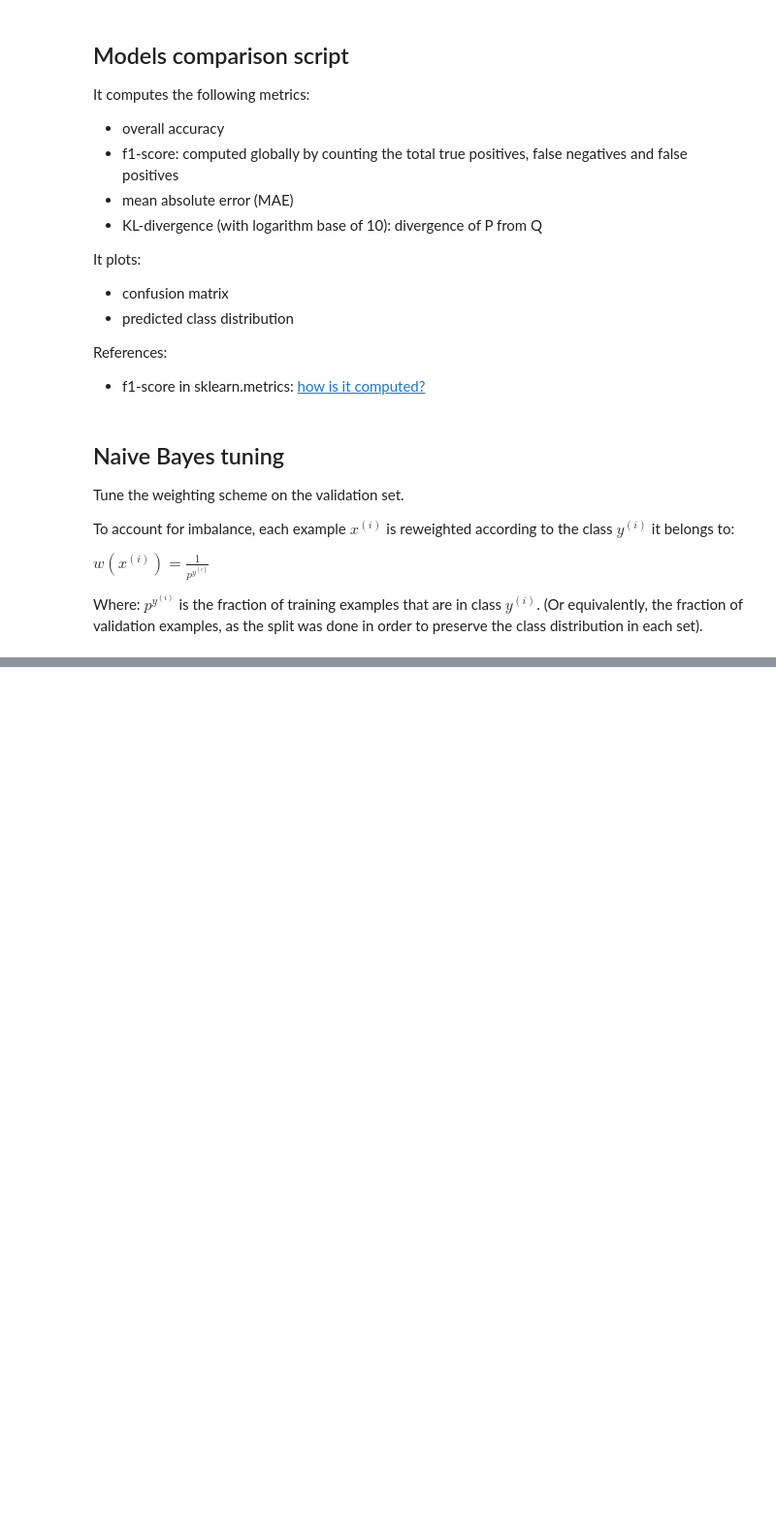
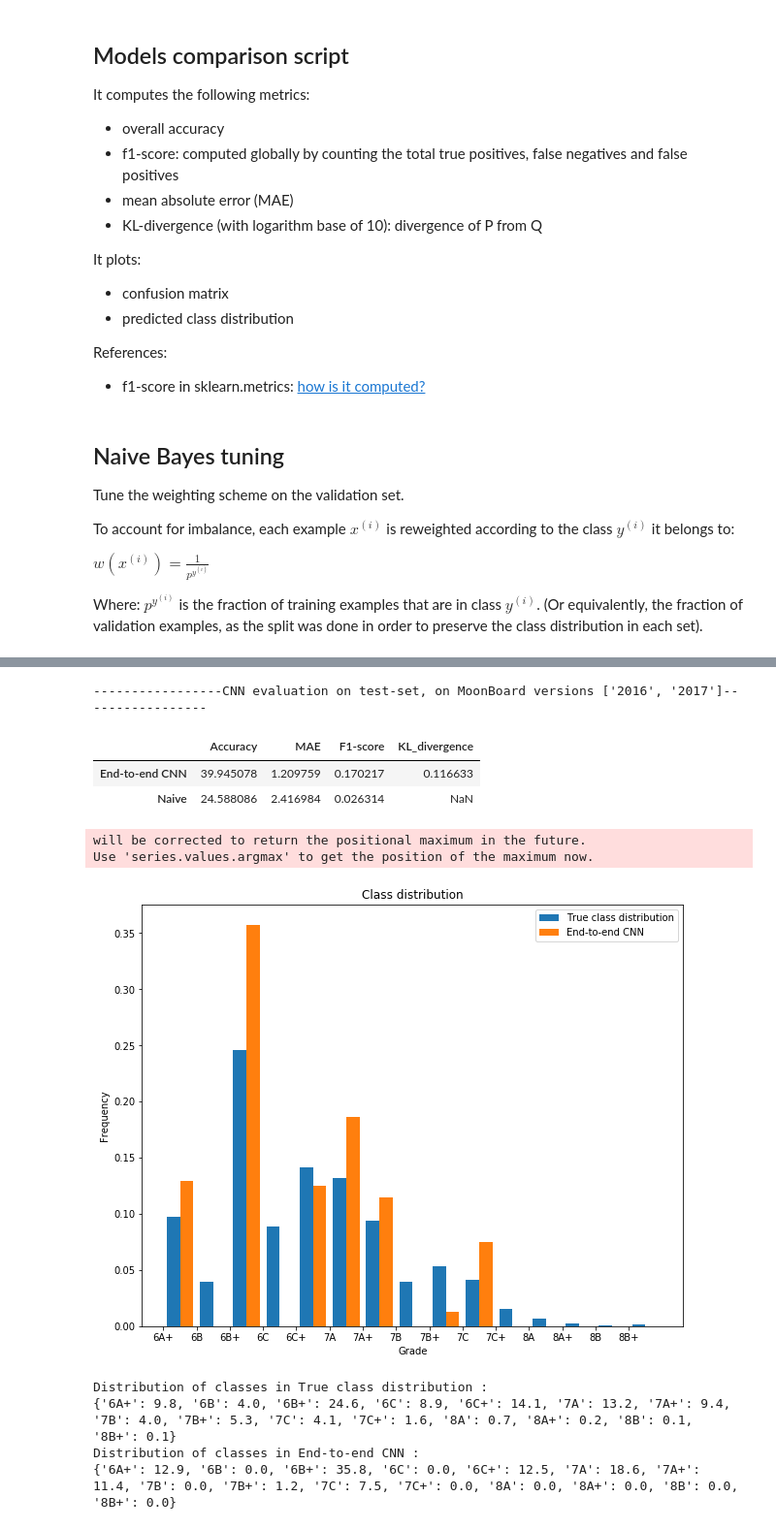
Before and after one commit to ColasGael/DeepClimb, a Jupyter notebook: experiments/models_comparison.ipynb, the cells around one changed output, grey strips where cells are left out. Shown at 97% size. Cells and saved outputs as stored; diff of their text form; code cells hidden in the pictures; blank space fills up the shorter version.

```diff
--- a/experiments/models_comparison.ipynb
+++ b/experiments/models_comparison.ipynb
@@ -258,0 +355,17 @@ Distribution of classes in user assigned grades :
+# %%
+# path to the predicted validation labels
+pred_path = "../save/test/ImageClimbCNN-new-02"
+# evaluation on the validation set
+CNN_evaluation(pred_path, test_split="test", printCM=True)
+# %% [output]
+-----------------CNN evaluation on test-set, on MoonBoard versions ['2016', '2017']-----------------
+|  | Accuracy | MAE | F1-score | KL_divergence |
+| End-to-end CNN | 39.945078 | 1.209759 | 0.170217 | 0.116633 |
+| Naive | 24.588086 | 2.416984 | 0.026314 | NaN |
+will be corrected to return the positional maximum in the future.
+Use 'series.values.argmax' to get the position of the maximum now.
+[figure, added]
+Distribution of classes in True class distribution :
+{'6A+': 9.8, '6B': 4.0, '6B+': 24.6, '6C': 8.9, '6C+': 14.1, '7A': 13.2, '7A+': 9.4, '7B': 4.0, '7B+': 5.3, '7C': 4.1, '7C+': 1.6, '8A': 0.7, '8A+': 0.2, '8B': 0.1, '8B+': 0.1}
+Distribution of classes in End-to-end CNN :
+{'6A+': 12.9, '6B': 0.0, '6B+': 35.8, '6C': 0.0, '6C+': 12.5, '7A': 18.6, '7A+': 11.4, '7B': 0.0, '7B+': 1.2, '7C': 7.5, '7C+': 0.0, '8A': 0.0, '8A+': 0.0, '8B': 0.0, '8B+': 0.0}
```
Also changed, not shown: parts of 9 cells of this notebook, 2 other files.
